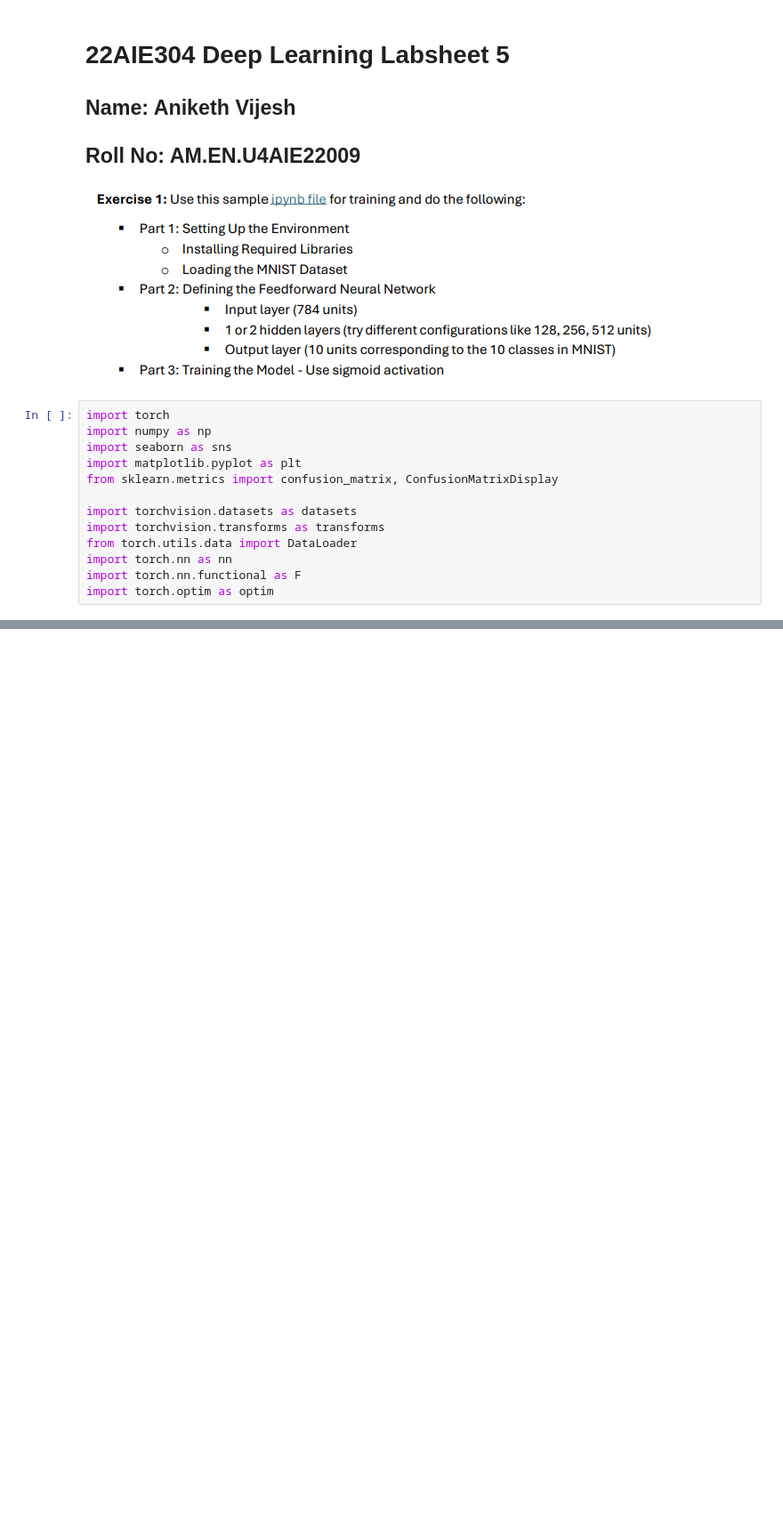
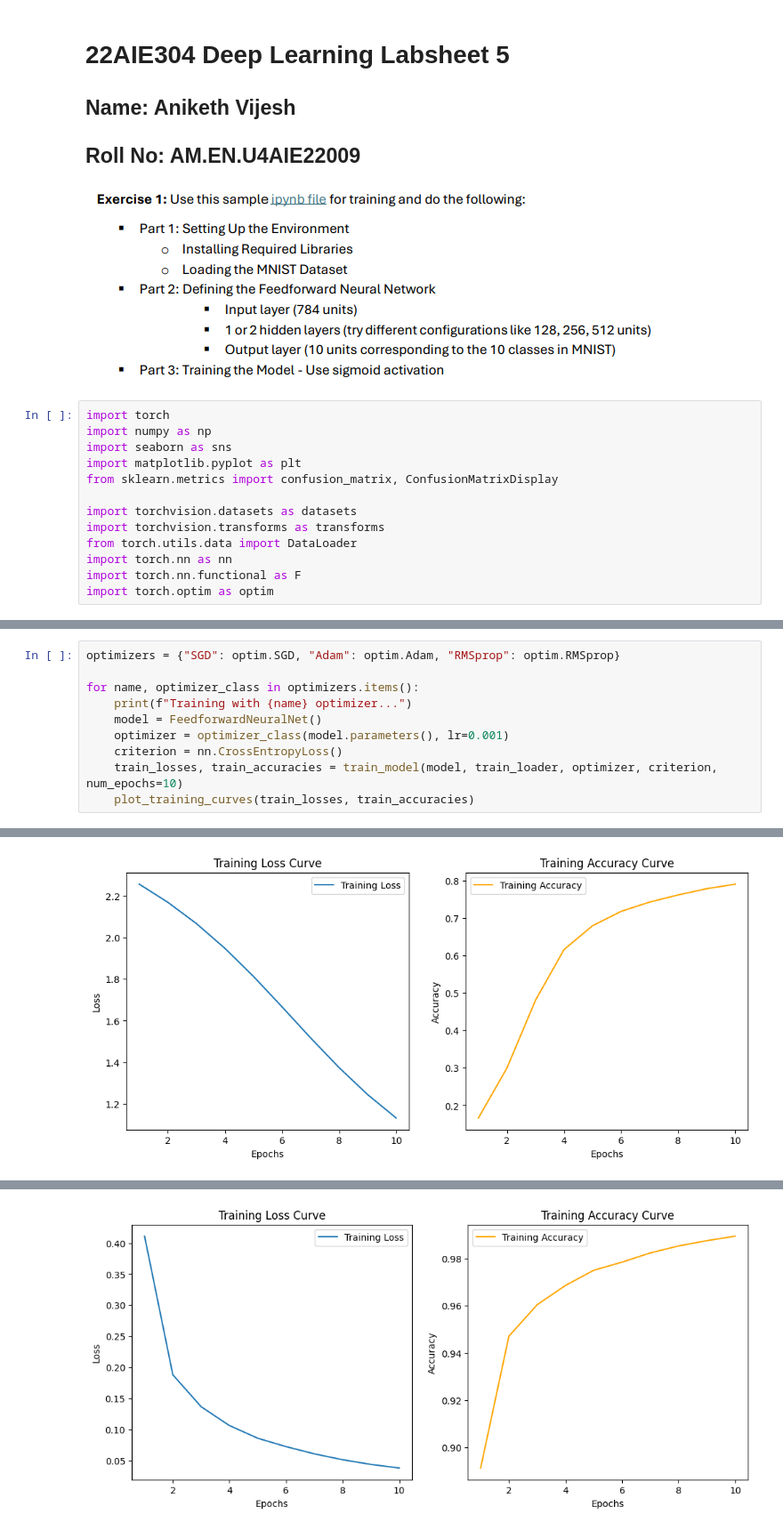
Before and after one commit to TheHuntsman4/Semester-5, a Jupyter notebook: DL/Labsheets/labsheet5/labsheet5.ipynb, the cells around one changed output, grey strips where cells are left out. Shown at 89% size. Saved outputs shown, nothing was run; the diff lists cells and outputs as text; blank space fills up the shorter version.

```diff
--- a/DL/Labsheets/labsheet5/labsheet5.ipynb
+++ b/DL/Labsheets/labsheet5/labsheet5.ipynb
@@ -90,0 +320,11 @@ KeyboardInterrupt:
+# %%
+optimizers = {"SGD": optim.SGD, "Adam": optim.Adam, "RMSprop": optim.RMSprop}
+
+for name, optimizer_class in optimizers.items():
+    print(f"Training with {name} optimizer...")
+    model = FeedforwardNeuralNet()
+    optimizer = optimizer_class(model.parameters(), lr=0.001)
+    criterion = nn.CrossEntropyLoss()
+    train_losses, train_accuracies = train_model(model, train_loader, optimizer, criterion, num_epochs=10)
+    plot_training_curves(train_losses, train_accuracies)
+# %% [output]
@@ -90,0 +342 @@ KeyboardInterrupt:
+[figure, added]
@@ -90,0 +354 @@ KeyboardInterrupt:
+[figure, added]
```
Also changed, not shown: parts of 9 cells of this notebook.
